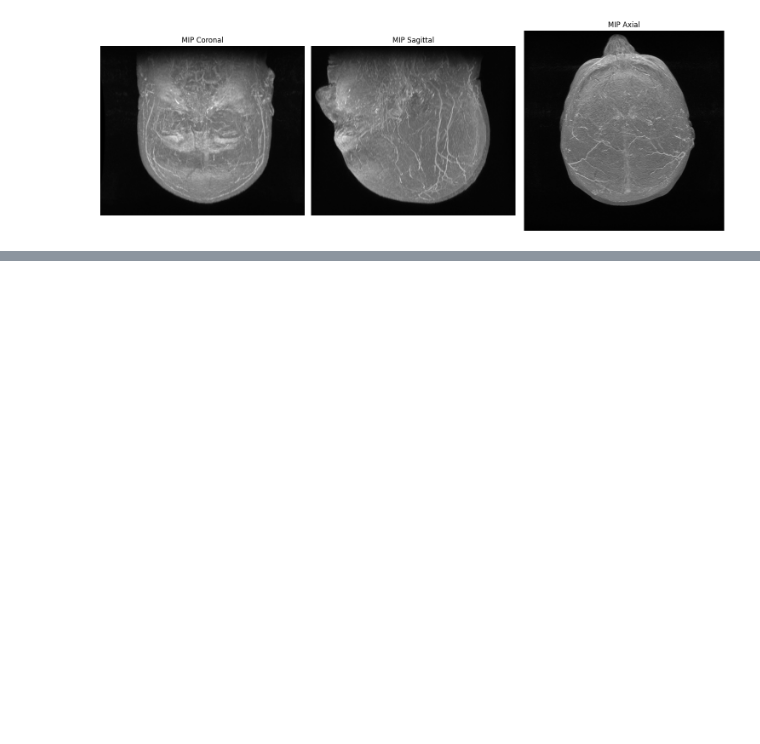
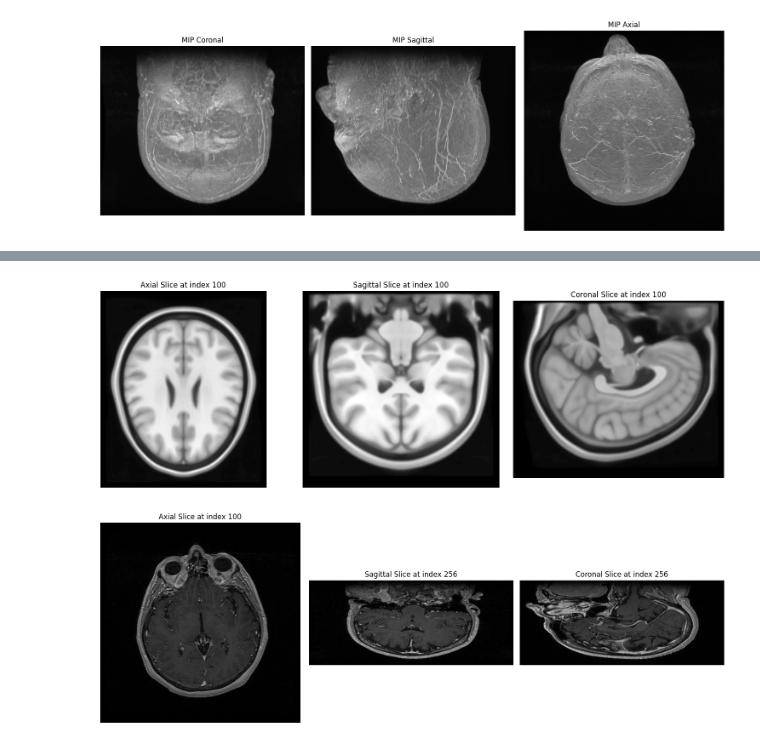
Before and after one commit to ulhaqi12/medical-imaging-project, a Jupyter notebook: part2.ipynb, the cells around one changed output, grey strips where cells are left out. Saved outputs shown, nothing was run; the diff lists cells and outputs as text; code cells hidden in the pictures; blank space fills up the shorter version.

```diff
--- a/part2.ipynb
+++ b/part2.ipynb
@@ -28,0 +33,6 @@ patient_image.vislualize_slices(100, 256, 256)
+# %%
+visualize_slices(reference_image.pixel_array, 100, 100, 100)
+patient_image.visualize_slices(100, 256, 256)
+# %% [output]
+[figure, added]
+[figure, added]
```
Also changed, not shown: parts of 16 cells of this notebook, 2 other files.
